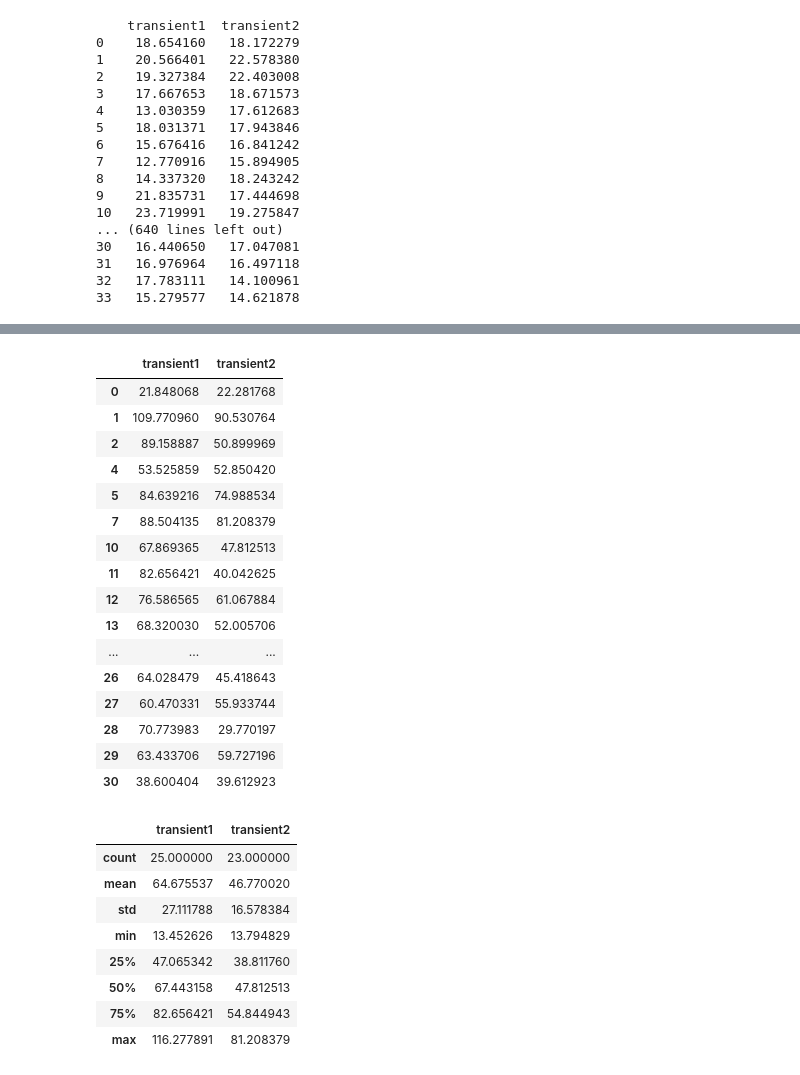
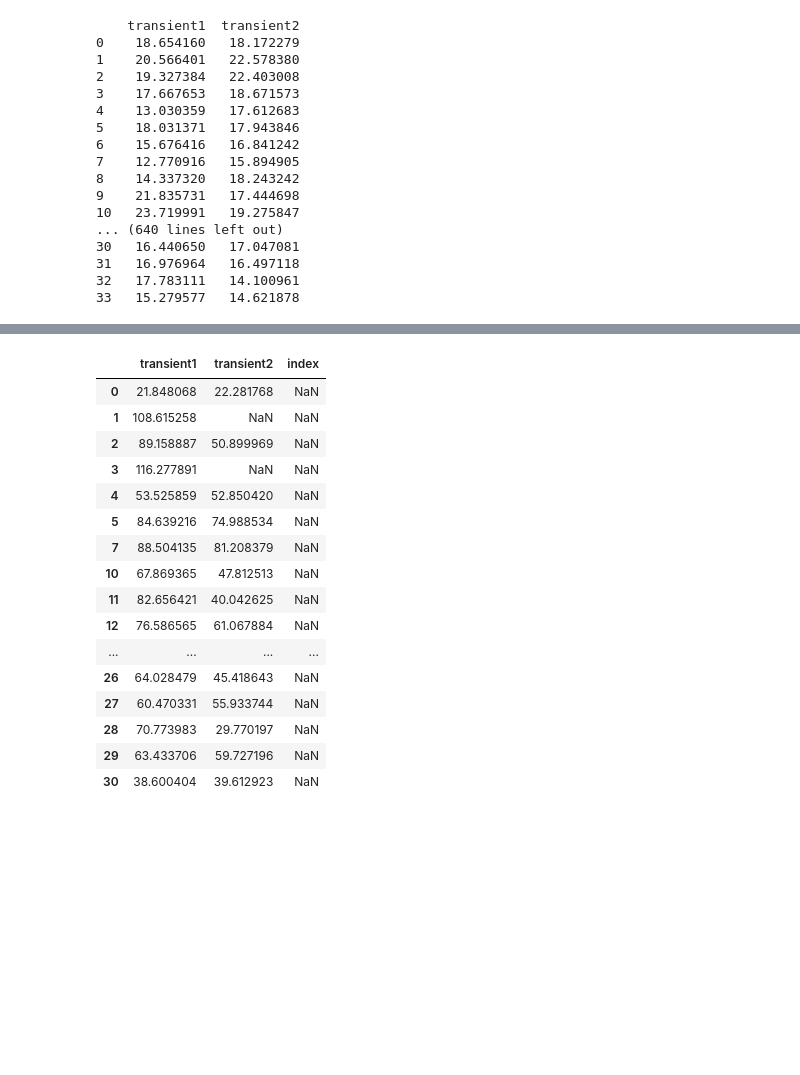
Before and after one commit to CardiAP/DesktopApp, a Jupyter notebook: filtrado.ipynb, the cells around one changed output, grey strips where cells are left out. Cells and saved outputs as stored; diff of their text form; code cells hidden in the pictures; blank space fills up the shorter version.

Commit message:
def tau_filter

```diff
--- a/filtrado.ipynb
+++ b/filtrado.ipynb
@@ -429,11 +436,16 @@ tau_file.head()
 control1 = tabulado[(tabulado['tratamiento']=='C') & (tabulado['frecuencia']== 1)].reset_index(drop=True)
 control5 = tabulado[(tabulado['tratamiento']=='C') & (tabulado['frecuencia']== 5)].reset_index(drop=True)
 # %%
-tau_control1 = pd.DataFrame(columns = ['transient1','transient2','index'])
-for j in range(0,len (control1)):
-    celula = control1['célula'][j]
-    foto = control1['foto'][j][:-4]
-    for i in range(0,len (tau_file)):
-        if (celula in tau_file['file'][i]) & (foto in tau_file['file'][i]):
-            entry = tau_file.loc[i]
-            tau_control1.loc[j] = entry
+# Filtrado por tratamiento y frecuencia
+tratamiento = ['C','V','D']
+frecuencia = [1,5]
+def tau_filter(tratamiento,frecuencia,df):
+    tabulado_filter = tabulado[(tabulado['tratamiento']==tratamiento) & (tabulado['frecuencia']== frecuencia)].reset_index(drop=True)
+    tau = pd.DataFrame(columns = ['transient1','transient2','index'])
+    for j in range(0,len (tabulado_filter)):
+        celula = tabulado_filter['célula'][j]
+        foto = tabulado_filter['foto'][j][:-4]
+        for i in range(0,len (df)):
+            if (celula in df['file'][i]) & (foto in df['file'][i]):
+                tau.loc[j] = df.loc[i]
+    return tau
@@ -457,36 +460,27 @@ def outliers(column):
 tau_control1 = tau_control1[outliers(tau_control1) == True]
 del tau_control1['index']
 tau_control1.dropna()
+tau_control1 = tau_control1[tau_control1['transient1'] > 5]
+tau_control1.describe()
-# %% [output]
-|  | transient1 | transient2 |
-| 0 | 21.848068 | 22.281768 |
-| 1 | 109.770960 | 90.530764 |
-| 2 | 89.158887 | 50.899969 |
-| 4 | 53.525859 | 52.850420 |
-| 5 | 84.639216 | 74.988534 |
-| 7 | 88.504135 | 81.208379 |
-| 10 | 67.869365 | 47.812513 |
-| 11 | 82.656421 | 40.042625 |
-| 12 | 76.586565 | 61.067884 |
-| 13 | 68.320030 | 52.005706 |
-| ... | ... | ... |
-| 26 | 64.028479 | 45.418643 |
-| 27 | 60.470331 | 55.933744 |
-| 28 | 70.773983 | 29.770197 |
-| 29 | 63.433706 | 59.727196 |
-| 30 | 38.600404 | 39.612923 |
-# %%
-tau_control1 = tau_control1[tau_control1['transient1'] > 5]
-tau_control1.describe()
-# %% [output]
-|  | transient1 | transient2 |
-| count | 25.000000 | 23.000000 |
-| mean | 64.675537 | 46.770020 |
-| std | 27.111788 | 16.578384 |
-| min | 13.452626 | 13.794829 |
-| 25% | 47.065342 | 38.811760 |
-| 50% | 67.443158 | 47.812513 |
-| 75% | 82.656421 | 54.844943 |
-| max | 116.277891 | 81.208379 |
+# %%
+tau_control1
+# %% [output]
+|  | transient1 | transient2 | index |
+| 0 | 21.848068 | 22.281768 | NaN |
+| 1 | 108.615258 | NaN | NaN |
+| 2 | 89.158887 | 50.899969 | NaN |
+| 3 | 116.277891 | NaN | NaN |
+| 4 | 53.525859 | 52.850420 | NaN |
+| 5 | 84.639216 | 74.988534 | NaN |
+| 7 | 88.504135 | 81.208379 | NaN |
+| 10 | 67.869365 | 47.812513 | NaN |
+| 11 | 82.656421 | 40.042625 | NaN |
+| 12 | 76.586565 | 61.067884 | NaN |
+| ... | ... | ... | ... |
+| 26 | 64.028479 | 45.418643 | NaN |
+| 27 | 60.470331 | 55.933744 | NaN |
+| 28 | 70.773983 | 29.770197 | NaN |
+| 29 | 63.433706 | 59.727196 | NaN |
+| 30 | 38.600404 | 39.612923 | NaN |
 # %%
 tau_control5 = tau_control5[(outliers(tau_control5) == True)]
```
Also changed, not shown: parts of 12 cells of this notebook.
